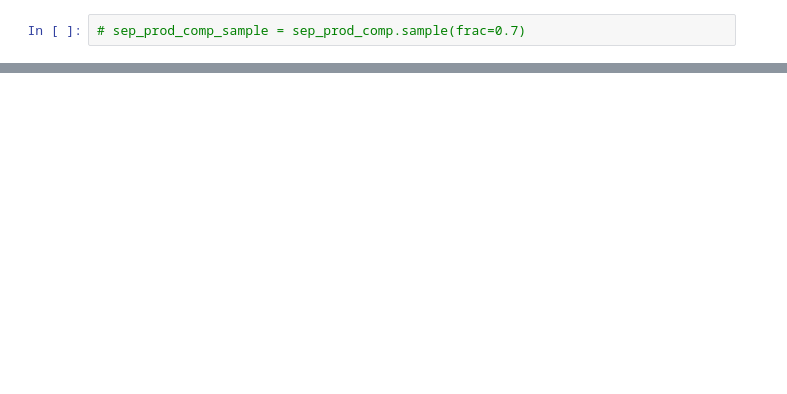
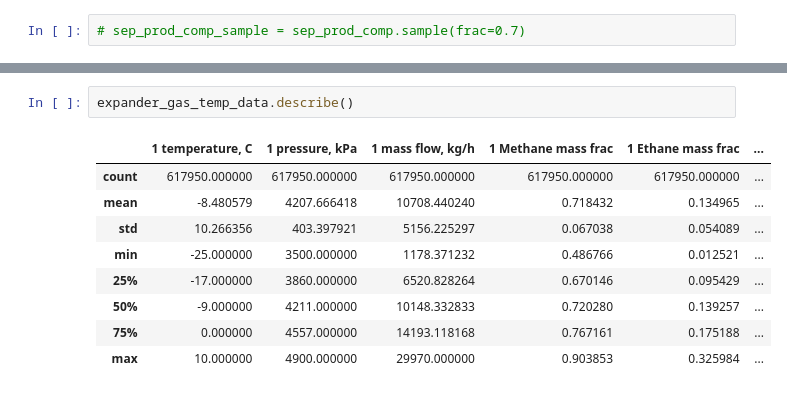
Before and after one commit to Rus-tam/AI_models, a Jupyter notebook: low_temp_dist_17_04.ipynb, the cells around one changed output, grey strips where cells are left out. Cells and saved outputs as stored; diff of their text form; blank space fills up the shorter version.

```diff
--- a/low_temp_dist_17_04.ipynb
+++ b/low_temp_dist_17_04.ipynb
@@ -552,0 +525,12 @@ sep_top_prod_comp_model.save('./models/low_temp_dist_24_04/sep_top_prod_comp_mod
+# %%
+expander_gas_temp_data.describe()
+# %% [output]
+|  | 1 temperature, C | 1 pressure, kPa | 1 mass flow, kg/h | 1 Methane mass frac | 1 Ethane mass frac | ... |
+| count | 617950.000000 | 617950.000000 | 617950.000000 | 617950.000000 | 617950.000000 | ... |
+| mean | -8.480579 | 4207.666418 | 10708.440240 | 0.718432 | 0.134965 | ... |
+| std | 10.266356 | 403.397921 | 5156.225297 | 0.067038 | 0.054089 | ... |
+| min | -25.000000 | 3500.000000 | 1178.371232 | 0.486766 | 0.012521 | ... |
+| 25% | -17.000000 | 3860.000000 | 6520.828264 | 0.670146 | 0.095429 | ... |
+| 50% | -9.000000 | 4211.000000 | 10148.332833 | 0.720280 | 0.139257 | ... |
+| 75% | 0.000000 | 4557.000000 | 14193.118168 | 0.767161 | 0.175188 | ... |
+| max | 10.000000 | 4900.000000 | 29970.000000 | 0.903853 | 0.325984 | ... |
```
Also changed, not shown: parts of 27 cells of this notebook, 2 other files.
